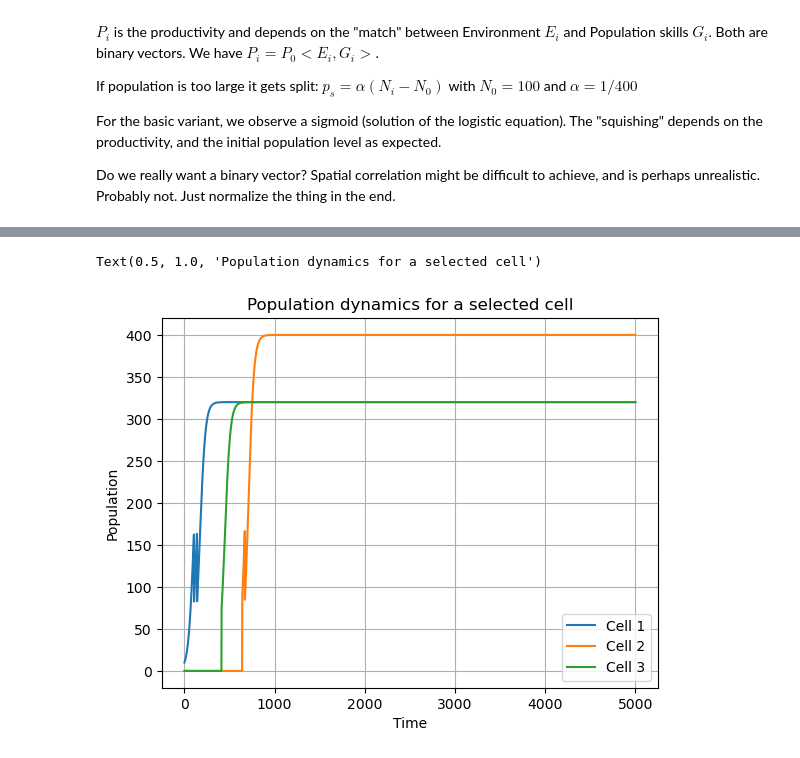
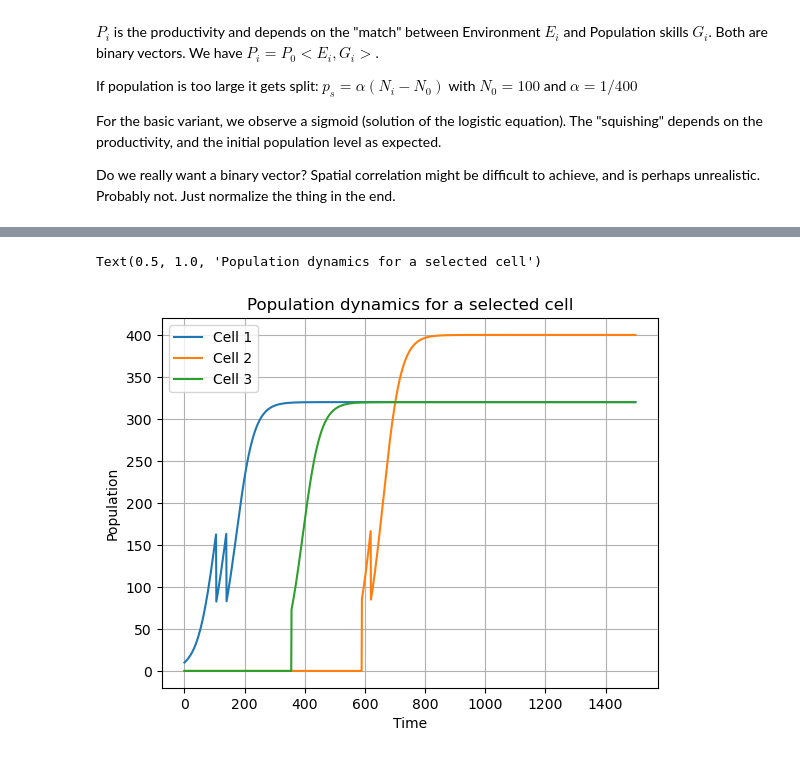
Before and after one commit to LeoKonzett/csh-vienna-abm, a Jupyter notebook: Agent_Dynamics_Playground.ipynb, the cells around one changed output, grey strips where cells are left out. Saved outputs shown, nothing was run; the diff lists cells and outputs as text; code cells hidden in the pictures.

```diff
--- a/Agent_Dynamics_Playground.ipynb
+++ b/Agent_Dynamics_Playground.ipynb
@@ -209,17 +330,19 @@ fig.colorbar(plot, shrink=0.7)
-# %%
-# Run simulation
-lattice.run()
+# %%
+# Run simulation
+lattice.set_search_params(min_prod=1, neigh_type="von_neumann", distance=1, select_random_cell=False)
+
+lattice.run(mutate_env=None, mutate_skill=None)
 # %%
 pop_t = lattice.population
 
-plt.plot(pop_t[:, 0, 0], label="Cell 1")
-plt.plot(pop_t[:, 2, 9], label="Cell 2")
-plt.plot(pop_t[:, 3, 5], label="Cell 3")
+plt.plot(pop_t[:1500, 0, 0], label="Cell 1")
+plt.plot(pop_t[:1500, 2, 9], label="Cell 2")
+plt.plot(pop_t[:1500, 3, 5], label="Cell 3")
 plt.legend()
 plt.xlabel("Time")
 plt.ylabel("Population")
 plt.grid()
 plt.title("Population dynamics for a selected cell")
 # %% [output]
 Text(0.5, 1.0, 'Population dynamics for a selected cell')
-[figure, old version]
+[figure, new version]
```
Also changed, not shown: parts of 10 cells of this notebook.
